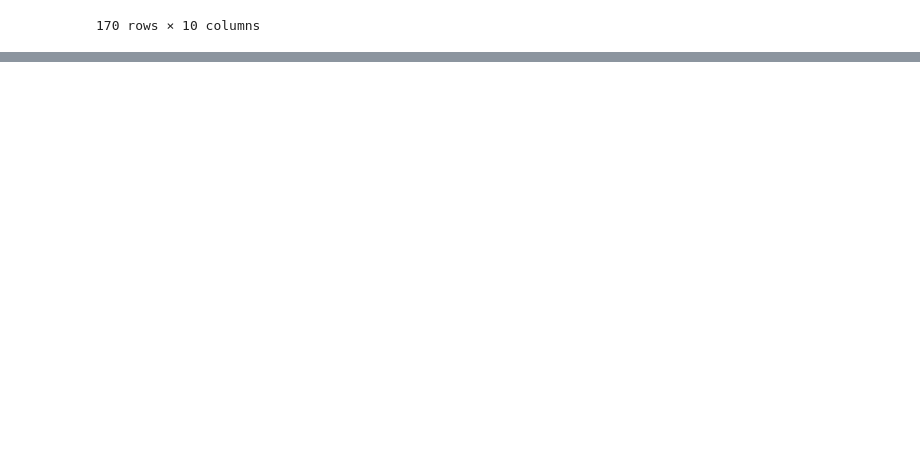
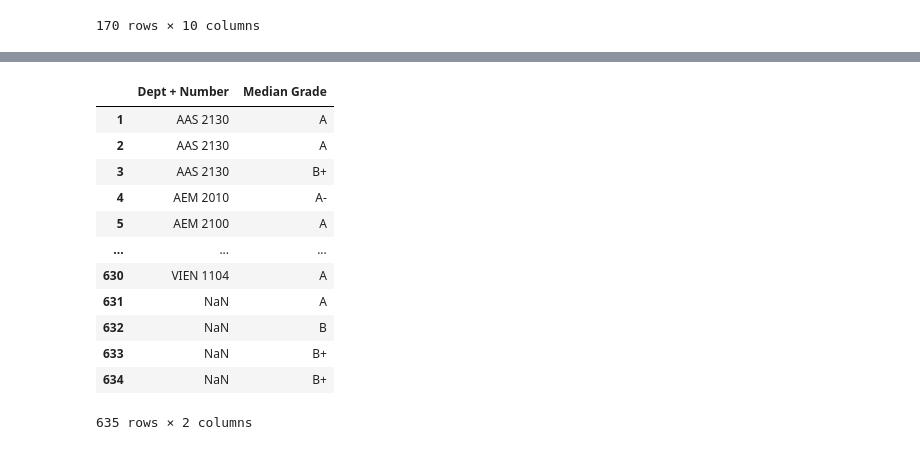
Before and after one commit to CornellDataScience/Class-Visualizer, a Jupyter notebook: Class-Visualizer.ipynb, the cells around one changed output, grey strips where cells are left out. Cells and saved outputs as stored; diff of their text form; code cells hidden in the pictures; blank space fills up the shorter version.

```diff
--- a/Class-Visualizer.ipynb
+++ b/Class-Visualizer.ipynb
@@ -105,0 +161,16 @@ df1
+# %%
+median_grades
+# %% [output]
+|  | Dept + Number | Median Grade |
+| 1 | AAS 2130 | A |
+| 2 | AAS 2130 | A |
+| 3 | AAS 2130 | B+ |
+| 4 | AEM 2010 | A- |
+| 5 | AEM 2100 | A |
+| ... | ... | ... |
+| 630 | VIEN 1104 | A |
+| 631 | NaN | A |
+| 632 | NaN | B |
+| 633 | NaN | B+ |
+| 634 | NaN | B+ |
+635 rows × 2 columns
```
Also changed, not shown: parts of 9 cells of this notebook, 2 other files.
